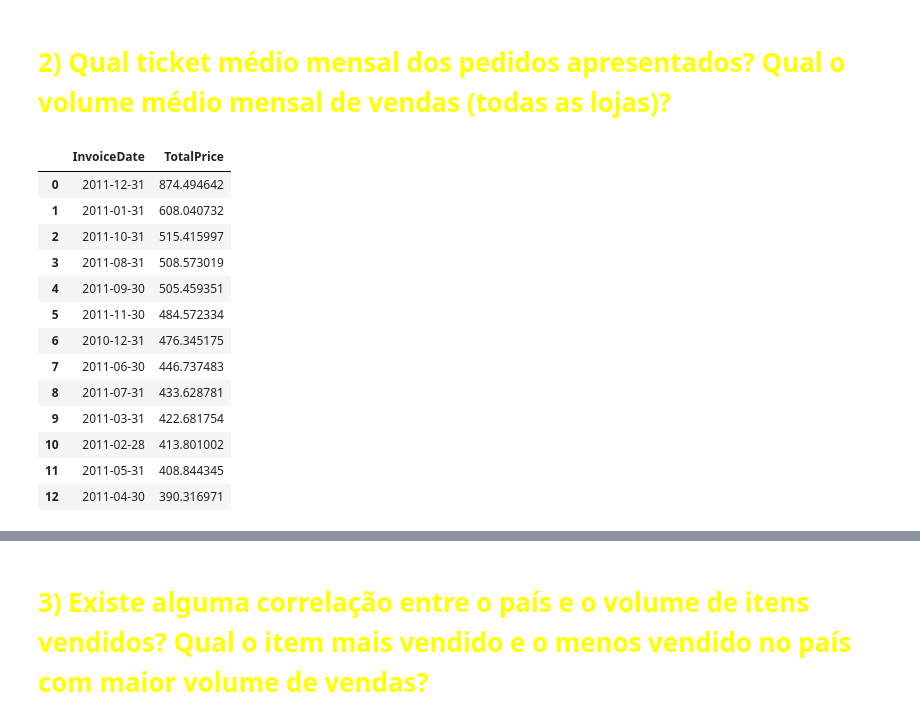
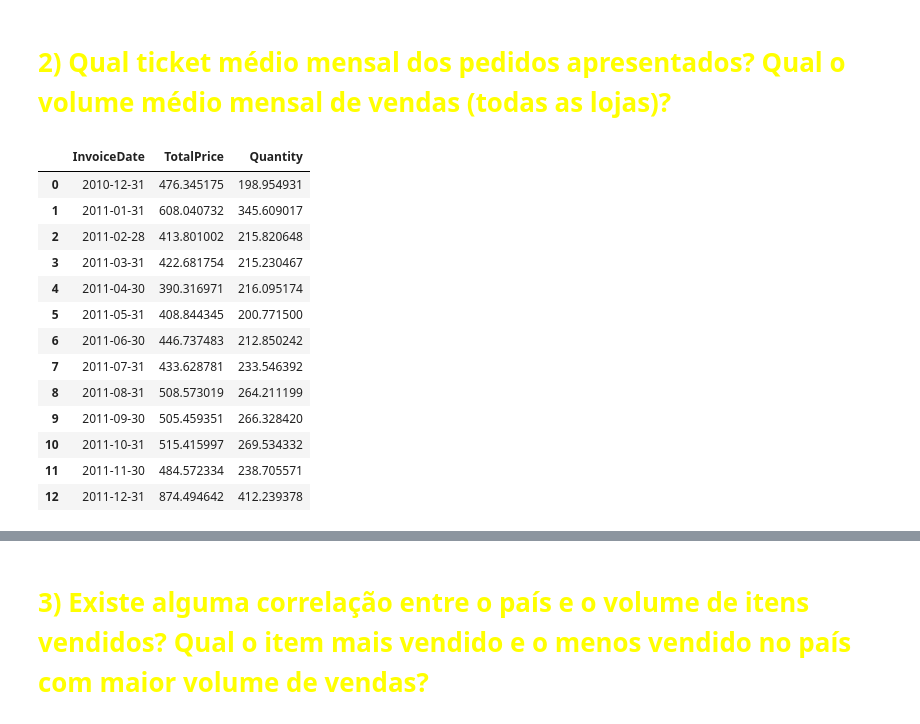
Before and after one commit to viniciusAC/BAGY-Teste_tecnico, a Jupyter notebook: analise.ipynb, the cells around one changed output, grey strips where cells are left out. Saved outputs shown, nothing was run; the diff lists cells and outputs as text; code cells hidden in the pictures.

```diff
--- a/analise.ipynb
+++ b/analise.ipynb
@@ -66,22 +68,20 @@ faturamento_loja
 # %%
 pedidos = df.groupby(['InvoiceNo', 'InvoiceDate'])['TotalPrice', 'Quantity'].sum().reset_index()
 
-ticket_medio = pedidos.groupby(pd.Grouper(key='InvoiceDate', freq='M'))['TotalPrice'].mean().reset_index()
-ticket_medio.sort_values(['TotalPrice'], inplace=True)
-ticket_medio = ticket_medio.loc[::-1].reset_index(drop=True)
-ticket_medio
+medias_mensais = pedidos.groupby(pd.Grouper(key='InvoiceDate', freq='M'))['TotalPrice', 'Quantity'].mean().reset_index()
+medias_mensais
 # %% [output]
-|  | InvoiceDate | TotalPrice |
-| 0 | 2011-12-31 | 874.494642 |
-| 1 | 2011-01-31 | 608.040732 |
-| 2 | 2011-10-31 | 515.415997 |
-| 3 | 2011-08-31 | 508.573019 |
-| 4 | 2011-09-30 | 505.459351 |
-| 5 | 2011-11-30 | 484.572334 |
-| 6 | 2010-12-31 | 476.345175 |
-| 7 | 2011-06-30 | 446.737483 |
-| 8 | 2011-07-31 | 433.628781 |
-| 9 | 2011-03-31 | 422.681754 |
-| 10 | 2011-02-28 | 413.801002 |
-| 11 | 2011-05-31 | 408.844345 |
-| 12 | 2011-04-30 | 390.316971 |
+|  | InvoiceDate | TotalPrice | Quantity |
+| 0 | 2010-12-31 | 476.345175 | 198.954931 |
+| 1 | 2011-01-31 | 608.040732 | 345.609017 |
+| 2 | 2011-02-28 | 413.801002 | 215.820648 |
+| 3 | 2011-03-31 | 422.681754 | 215.230467 |
+| 4 | 2011-04-30 | 390.316971 | 216.095174 |
+| 5 | 2011-05-31 | 408.844345 | 200.771500 |
+| 6 | 2011-06-30 | 446.737483 | 212.850242 |
+| 7 | 2011-07-31 | 433.628781 | 233.546392 |
+| 8 | 2011-08-31 | 508.573019 | 264.211199 |
+| 9 | 2011-09-30 | 505.459351 | 266.328420 |
+| 10 | 2011-10-31 | 515.415997 | 269.534332 |
+| 11 | 2011-11-30 | 484.572334 | 238.705571 |
+| 12 | 2011-12-31 | 874.494642 | 412.239378 |
```
Also changed, not shown: parts of 17 cells of this notebook, 3 other files.
